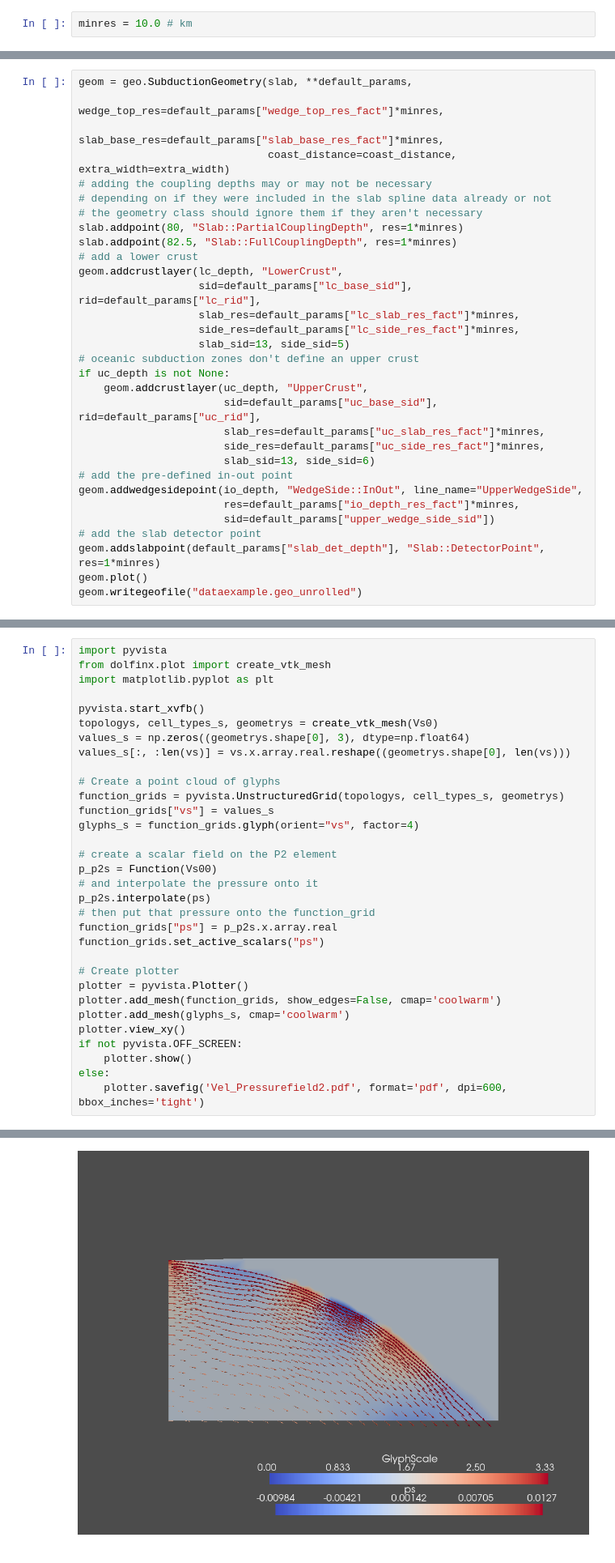
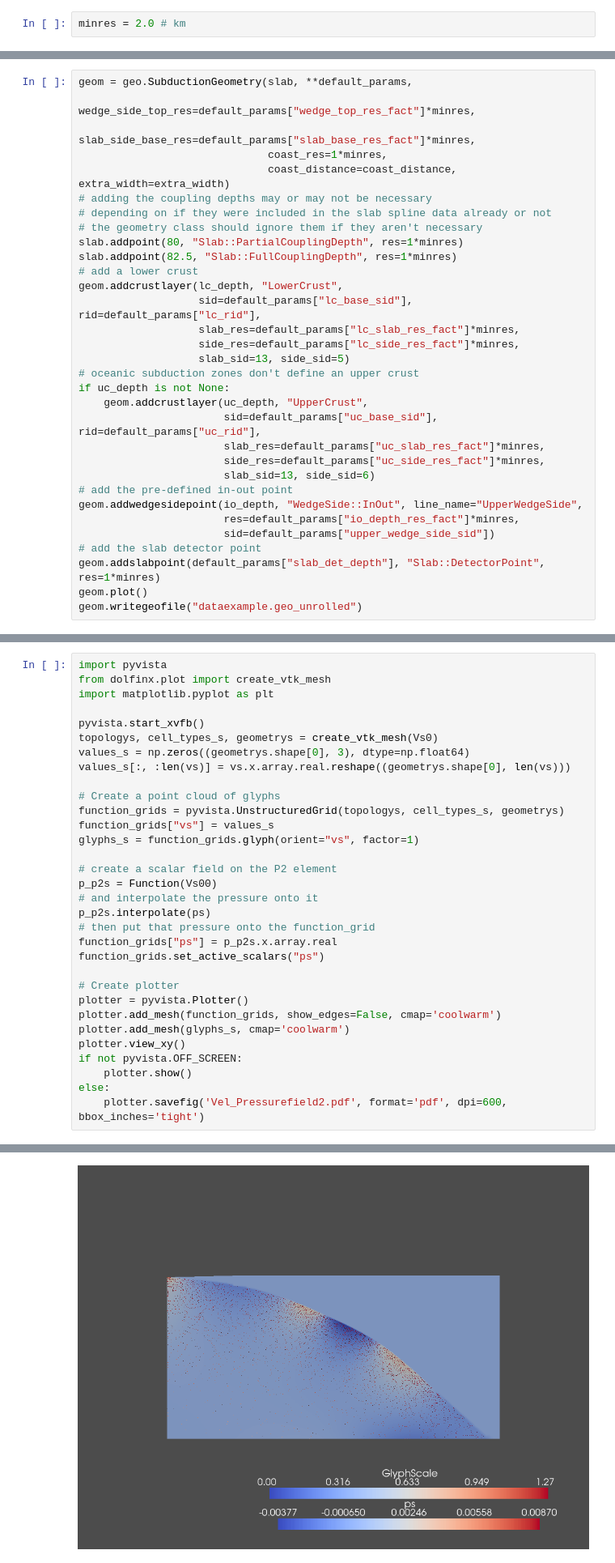
Before and after one commit to KidusTesh/fenicsx_subduction, a Jupyter notebook: notebooks/Cascadia.ipynb, the cells around one changed output, grey strips where cells are left out. Shown at 81% size. Cells and saved outputs as stored; diff of their text form.

```diff
--- a/notebooks/Cascadia.ipynb
+++ b/notebooks/Cascadia.ipynb
@@ -11,7 +11,7 @@ with open(data_filename, "r") as fp:
 # %% [markdown]
 The "minimum" resolution, used to scale resolutions throughout the mesh.  The current default of 10.0km is way too high for a real subduction zone model but helps to keep this test notebook fast and readable.
 # %%
-minres = 10.0 # km
+minres = 2.0 # km
 # %%
 import numpy as np
 # %% [markdown]
@@ -45,8 +45,9 @@ slab = geo.SlabSpline(xs, ys, res=res, sid=default_params['slab_sid'], name="Sla
 Define the subduction geometry, including crustal layers and plot
 # %%
 geom = geo.SubductionGeometry(slab, **default_params,
-                              wedge_top_res=default_params["wedge_top_res_fact"]*minres,
-                              slab_base_res=default_params["slab_base_res_fact"]*minres,
+                              wedge_side_top_res=default_params["wedge_top_res_fact"]*minres,
+                              slab_side_base_res=default_params["slab_base_res_fact"]*minres,
+                              coast_res=1*minres,
                               coast_distance=coast_distance, extra_width=extra_width)
 # adding the coupling depths may or may not be necessary
 # depending on if they were included in the slab spline data already or not
@@ -400,35 +444,35 @@ pyvista.start_xvfb()
 topologys, cell_types_s, geometrys = create_vtk_mesh(Vs0)
 values_s = np.zeros((geometrys.shape[0], 3), dtype=np.float64)
 values_s[:, :len(vs)] = vs.x.array.real.reshape((geometrys.shape[0], len(vs)))
 
 # Create a point cloud of glyphs
 function_grids = pyvista.UnstructuredGrid(topologys, cell_types_s, geometrys)
 function_grids["vs"] = values_s
-glyphs_s = function_grids.glyph(orient="vs", factor=4)
+glyphs_s = function_grids.glyph(orient="vs", factor=1)
 
 # create a scalar field on the P2 element
 p_p2s = Function(Vs00)
 # and interpolate the pressure onto it
 p_p2s.interpolate(ps)
 # then put that pressure onto the function_grid
 function_grids["ps"] = p_p2s.x.array.real
 function_grids.set_active_scalars("ps")
 
 # Create plotter
 plotter = pyvista.Plotter()
 plotter.add_mesh(function_grids, show_edges=False, cmap='coolwarm')
 plotter.add_mesh(glyphs_s, cmap='coolwarm')
 plotter.view_xy()
 if not pyvista.OFF_SCREEN:
     plotter.show()
 else:
     plotter.savefig('Vel_Pressurefield2.pdf', format='pdf', dpi=600, bbox_inches='tight')
 # %% [output]
 No module named 'trame'
 
 Falling back to a static output.
   warnings.warn(
-[figure, old version]
+[figure, new version]
 # %%
 from dolfinx import io
 vw = uw_i.sub(0).collapse()
```
Also changed, not shown: parts of 29 cells of this notebook, 4 other files.
